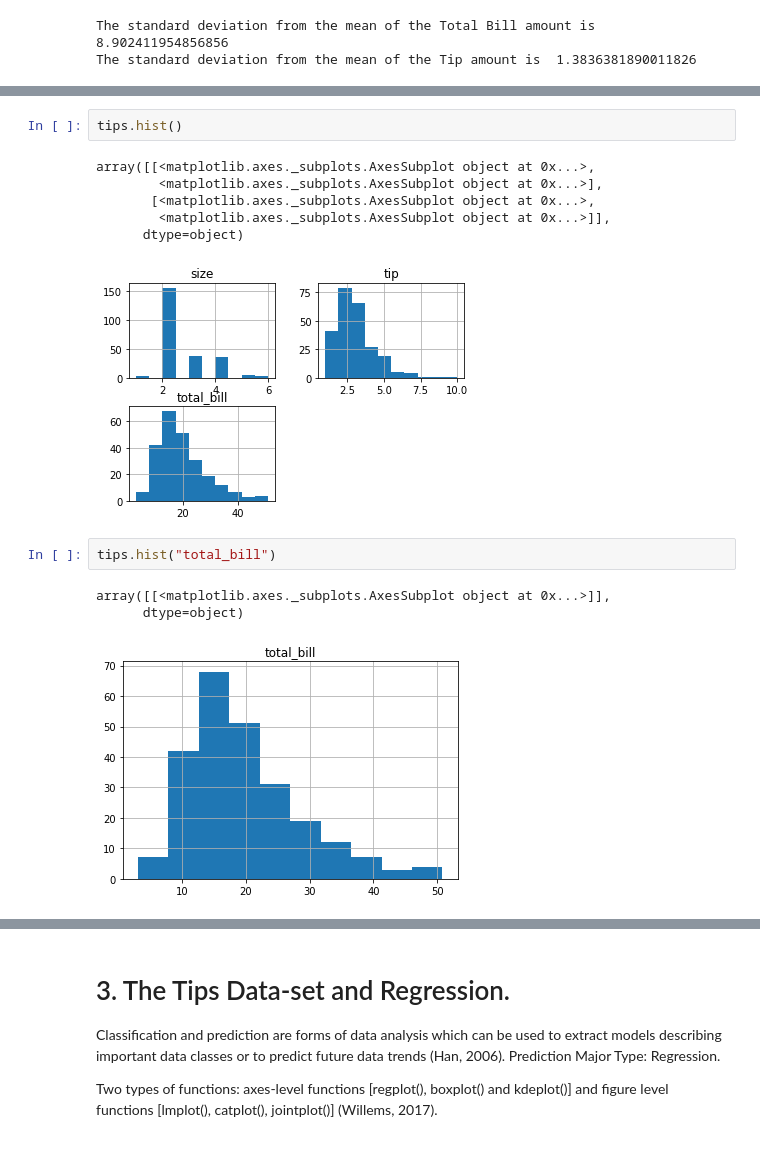
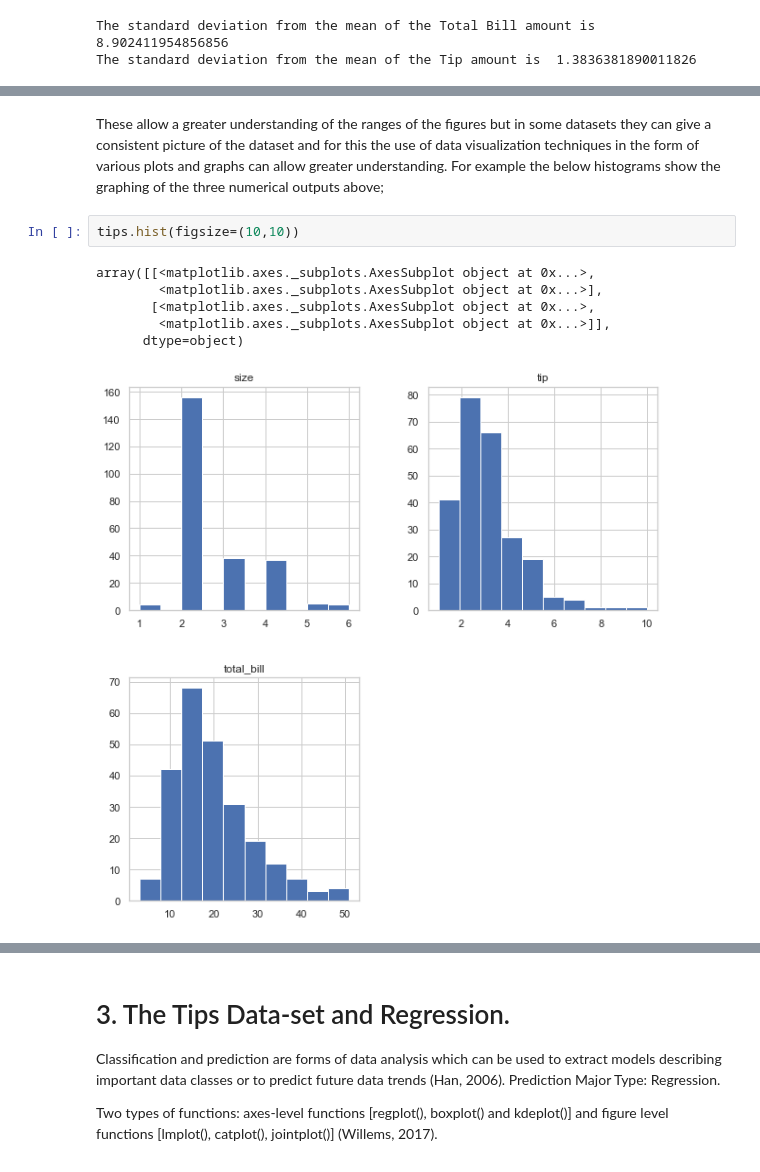
Before and after one commit to garycunningham89/fundamentalsdataanalysis, a Jupyter notebook: Fundamentals of Data Analysis.ipynb, the cells around one changed output, grey strips where cells are left out. Saved outputs shown, nothing was run; the diff lists cells and outputs as text.

Commit message:
Adding Graphs and editing Notebook

```diff
--- a/Fundamentals of Data Analysis.ipynb
+++ b/Fundamentals of Data Analysis.ipynb
@@ -202,15 +206,11 @@ min_value = min()
+# %% [markdown]
+These allow a greater understanding of the ranges of the figures but in some datasets they can give a consistent picture of the dataset and for this the use of data visualization techniques in the form of various plots and graphs can allow greater understanding. For example the below histograms show the graphing of the three numerical outputs above;
 # %%
-tips.hist()
+tips.hist(figsize=(10,10))
 # %% [output]
 array([[<matplotlib.axes._subplots.AxesSubplot object at 0x...>,
         <matplotlib.axes._subplots.AxesSubplot object at 0x...>],
        [<matplotlib.axes._subplots.AxesSubplot object at 0x...>,
         <matplotlib.axes._subplots.AxesSubplot object at 0x...>]],
       dtype=object)
-[figure, old version]
+[figure, new version]
-# %%
-tips.hist("total_bill")
-# %% [output]
-array([[<matplotlib.axes._subplots.AxesSubplot object at 0x...>]],
-      dtype=object)
-[figure, removed]
```
Also changed, not shown: parts of 19 cells of this notebook, 1 other file.
